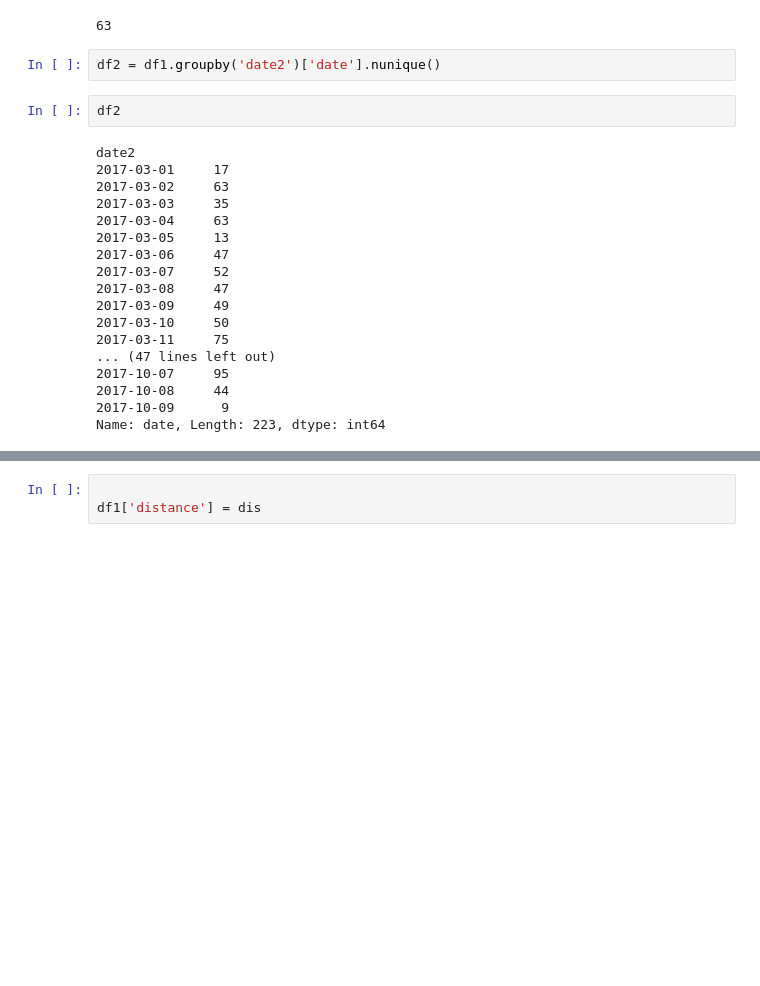
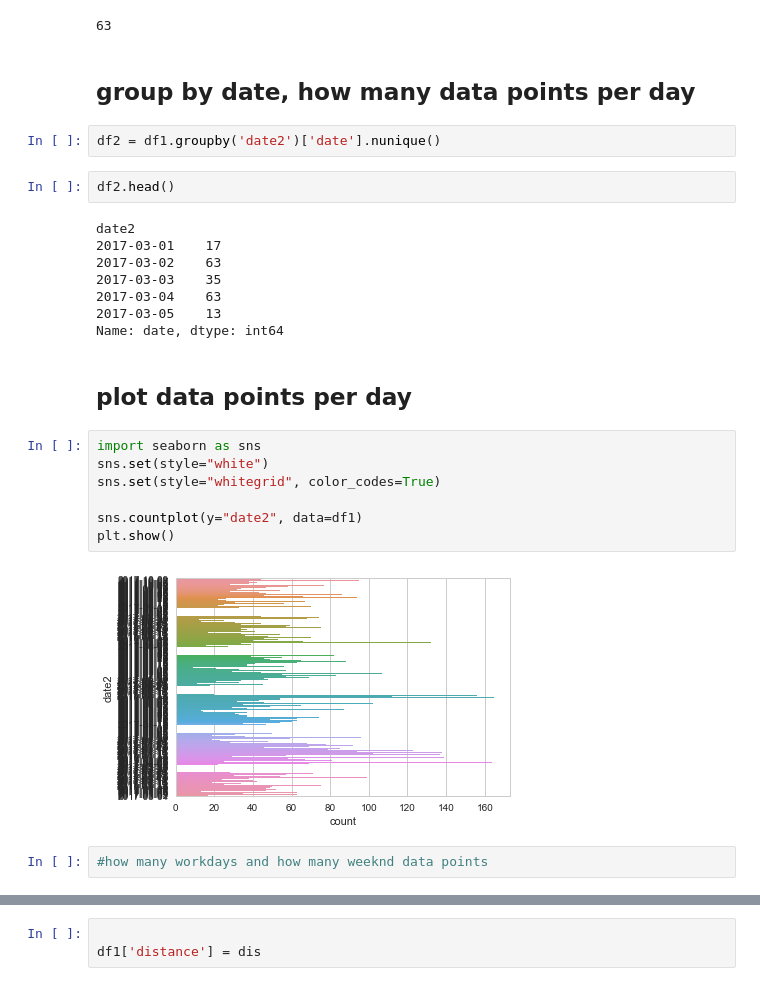
Before and after one commit to avigailvantu/google_timeline, a Jupyter notebook: GoogleTimeline.ipynb, the cells around one changed output, grey strips where cells are left out. Drawn from its saved outputs; the diff is of its cells as text; blank space fills up the shorter version.

```diff
--- a/GoogleTimeline.ipynb
+++ b/GoogleTimeline.ipynb
@@ -467,25 +477,30 @@ len(df1[df1['date2'] == '2017-03-02' ])
 #print df1['date2'].min()
 # %% [output]
 63
+# %% [markdown]
+## group by date, how many data points per day
 # %%
 df2 = df1.groupby('date2')['date'].nunique()
 # %%
-df2
+df2.head()
 # %% [output]
 date2
-2017-03-01     17
-2017-03-02     63
-2017-03-03     35
-2017-03-04     63
-2017-03-05     13
-2017-03-06     47
-2017-03-07     52
-2017-03-08     47
-2017-03-09     49
-2017-03-10     50
-2017-03-11     75
-... (47 lines left out)
-2017-10-07     95
-2017-10-08     44
-2017-10-09      9
-Name: date, Length: 223, dtype: int64
+2017-03-01    17
+2017-03-02    63
+2017-03-03    35
+2017-03-04    63
+2017-03-05    13
+Name: date, dtype: int64
+# %% [markdown]
+## plot data points per day
+# %%
+import seaborn as sns
+sns.set(style="white")
+sns.set(style="whitegrid", color_codes=True)
+
+sns.countplot(y="date2", data=df1)
+plt.show()
+# %% [output]
+[figure, added]
+# %%
+#how many workdays and how many weeknd data points
```
Also changed, not shown: parts of 10 cells of this notebook.
